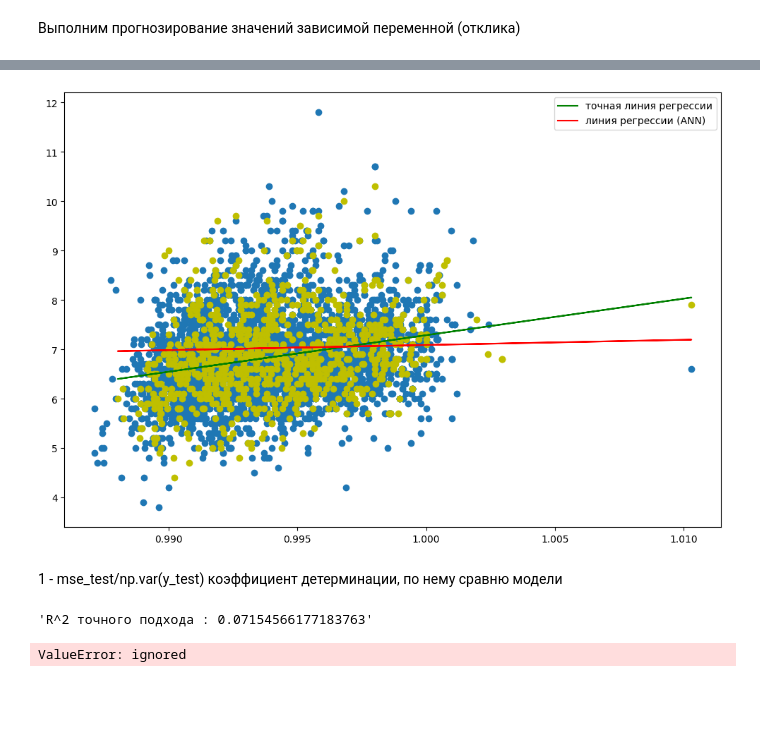
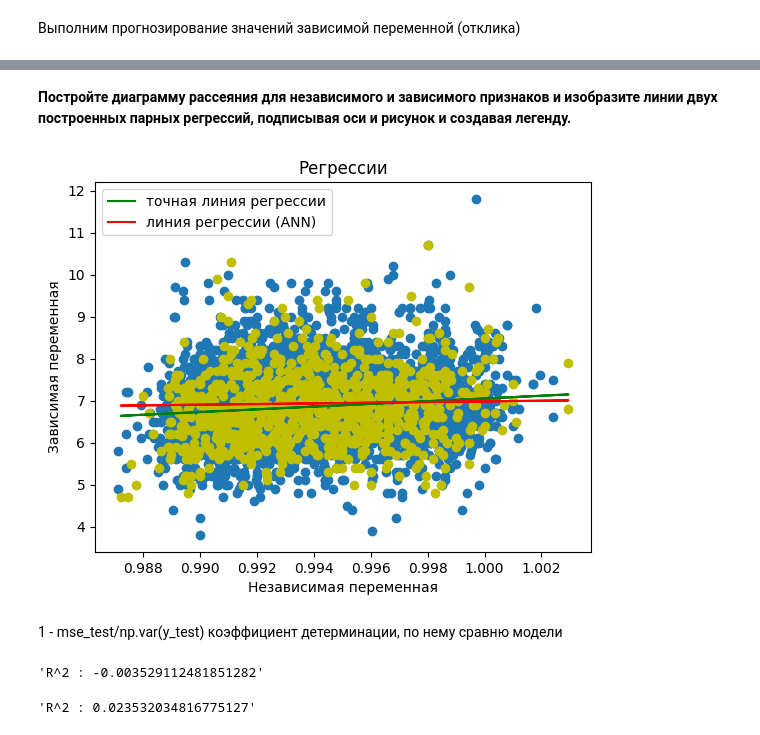
Before and after one commit to kjxeez/machine-learning, a Jupyter notebook: linear-regression.ipynb, the cells around one changed output, grey strips where cells are left out. Saved outputs shown, nothing was run; the diff lists cells and outputs as text; code cells hidden in the pictures; blank space fills up the shorter version.

```diff
--- a/linear-regression.ipynb
+++ b/linear-regression.ipynb
@@ -401,7 +420,7 @@ def check_R2(y_predict):
 # %%
 import tensorflow as tf
 # %%
-model = tf.keras.Sequential( [ tf.keras.layers.Dense(1, input_shape=(1,)) ] )
+model = tf.keras.Sequential( [ tf.keras.layers.Dense(1, input_shape=[1]) ] )
 # %%
 model.summary()
 # %% [output]
@@ -417,12 +436,19 @@ Trainable params: 2
 Non-trainable params: 0
 _________________________________________________________________
 # %%
+from keras import backend as K
+
+def r_squared(y_true, y_pred):
+    SS_res =  K.sum(K.square(y_true - y_pred))
+    SS_total = K.sum(K.square(y_true - K.mean(y_true)))
+    return (1 - SS_res/(SS_total + K.epsilon()))
+
 model.compile(
     loss=tf.keras.losses.mean_absolute_error,
     optimizer=tf.keras.optimizers.Adam(learning_rate=0.25),
-    metrics=['mean_absolute_error']
+    metrics=[r_squared]
 )
 #R2
 # %%
-model.fit(x, y, epochs=100) # verbose=0  процесс обучения будет скрыт и не будет отображаться в выводе
+model.fit(x_train, y_train, epochs=200) # verbose=0  процесс обучения будет скрыт и не будет отображаться в выводе
 # %% [output]
@@ -447,7 +473,8 @@ Epoch 100/100
 # %% [markdown]
 Выполним прогнозирование значений зависимой переменной (отклика)
 # %%
-y_predict2 = model.predict(x_test)
-y_predict2[:5]
+y_predict2 = model.predict(x_test).flatten()
+
+y_predict2
 # %% [output]
 31/31 [==============================] - 0s 1ms/step
@@ -459,20 +498,26 @@ array([[7.0435467],
+# %% [markdown]
+__Постройте диаграмму рассеяния для независимого и зависимого признаков и изобразите линии двух построенных парных регрессий, подписывая оси и рисунок и создавая легенду.__
 # %%
-plt.figure(figsize=(12,8))
-plt.scatter(x, y)
-plt.scatter(x_test, y_test, c='y')
-plt.plot(x_test, y_predict, c='g', label='точная линия регрессии')
-plt.plot(x_test, y_predict2, c='r', label='линия регрессии (ANN)')
-plt.legend();
+fig, ax = plt.subplots()
+
+ax.scatter(x_train, y_train)
+ax.scatter(x_test, y_test, c='y')
+ax.plot(x_test, y_predict, c='g', label='точная линия регрессии')
+ax.plot(x_test, y_predict2, c='r', label='линия регрессии (ANN)')
+ax.set_xlabel('Независимая переменная')
+ax.set_ylabel('Зависимая переменная')
+plt.title('Регрессии')
+ax.legend();
 # %% [output]
-[figure, old version]
+[figure, new version]
 # %% [markdown]
 1 - mse_test/np.var(y_test)
 коэффициент детерминации, по нему сравню модели
+# %%
+check_R2(y_test, y_predict2)
+# %% [output]
+'R^2 : -0.003529112481851282'
 # %%
-check_R2(y_predict)
+check_R2(y_test, y_predict)
 # %% [output]
-'R^2 точного подхода : 0.07154566177183763'
+'R^2 : 0.023532034816775127'
-# %%
-check_R2(y_predict2)
-# %% [output]
-ValueError: ignored
```
Also changed, not shown: parts of 34 cells of this notebook.
